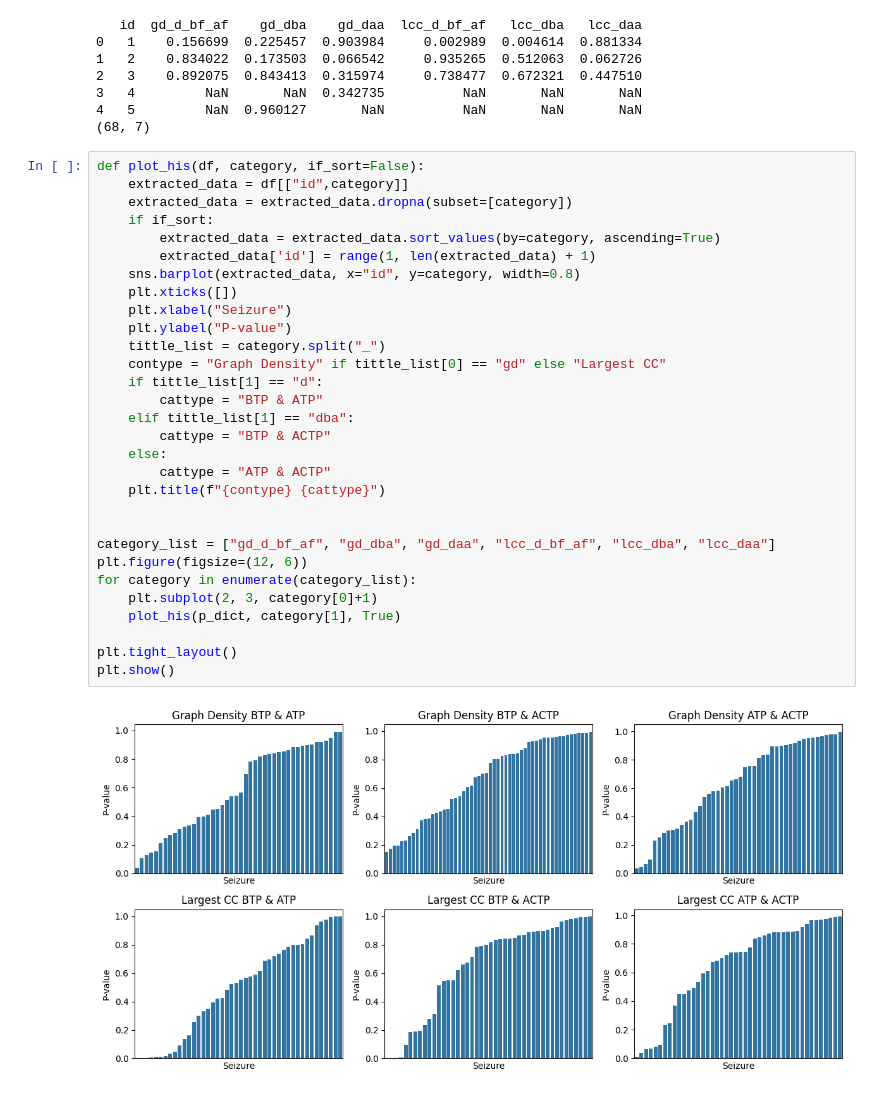
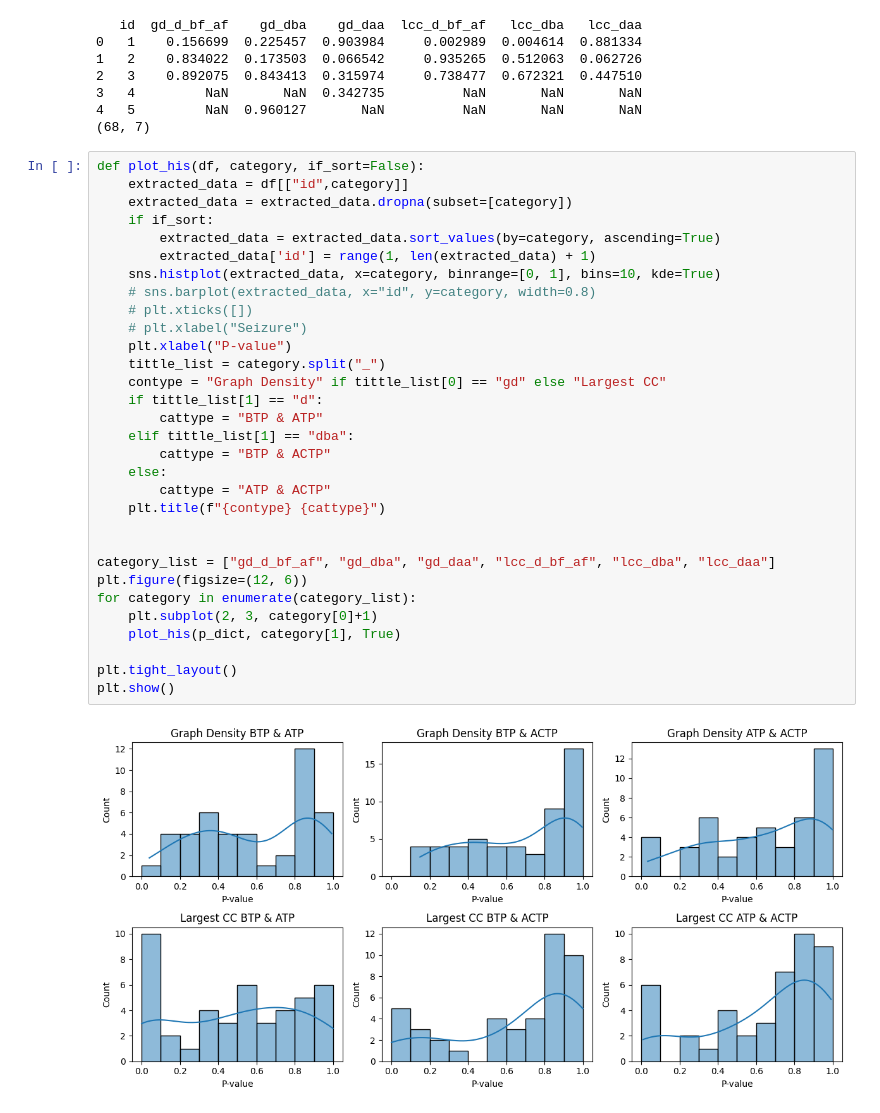
Before and after one commit to georgez9/Truncation, a Jupyter notebook: Python/test_0503.ipynb, the cells around one changed output. Cells and saved outputs as stored; diff of their text form.

```diff
--- a/Python/test_0503.ipynb
+++ b/Python/test_0503.ipynb
@@ -238,32 +238,33 @@ print(p_dict.shape)
 # %%
 def plot_his(df, category, if_sort=False):
     extracted_data = df[["id",category]]
     extracted_data = extracted_data.dropna(subset=[category])
     if if_sort:
         extracted_data = extracted_data.sort_values(by=category, ascending=True)
         extracted_data['id'] = range(1, len(extracted_data) + 1)
-    sns.barplot(extracted_data, x="id", y=category, width=0.8)
-    plt.xticks([])
-    plt.xlabel("Seizure")
-    plt.ylabel("P-value")
+    sns.histplot(extracted_data, x=category, binrange=[0, 1], bins=10, kde=True)
+    # sns.barplot(extracted_data, x="id", y=category, width=0.8)
+    # plt.xticks([])
+    # plt.xlabel("Seizure")
+    plt.xlabel("P-value")
     tittle_list = category.split("_")
     contype = "Graph Density" if tittle_list[0] == "gd" else "Largest CC"
     if tittle_list[1] == "d":
         cattype = "BTP & ATP"
     elif tittle_list[1] == "dba":
         cattype = "BTP & ACTP"
     else:
         cattype = "ATP & ACTP"
     plt.title(f"{contype} {cattype}")
 
 
 category_list = ["gd_d_bf_af", "gd_dba", "gd_daa", "lcc_d_bf_af", "lcc_dba", "lcc_daa"]
 plt.figure(figsize=(12, 6))
 for category in enumerate(category_list):
     plt.subplot(2, 3, category[0]+1)
     plot_his(p_dict, category[1], True)
 
 plt.tight_layout()
 plt.show()
 # %% [output]
-[figure, old version]
+[figure, new version]
```
